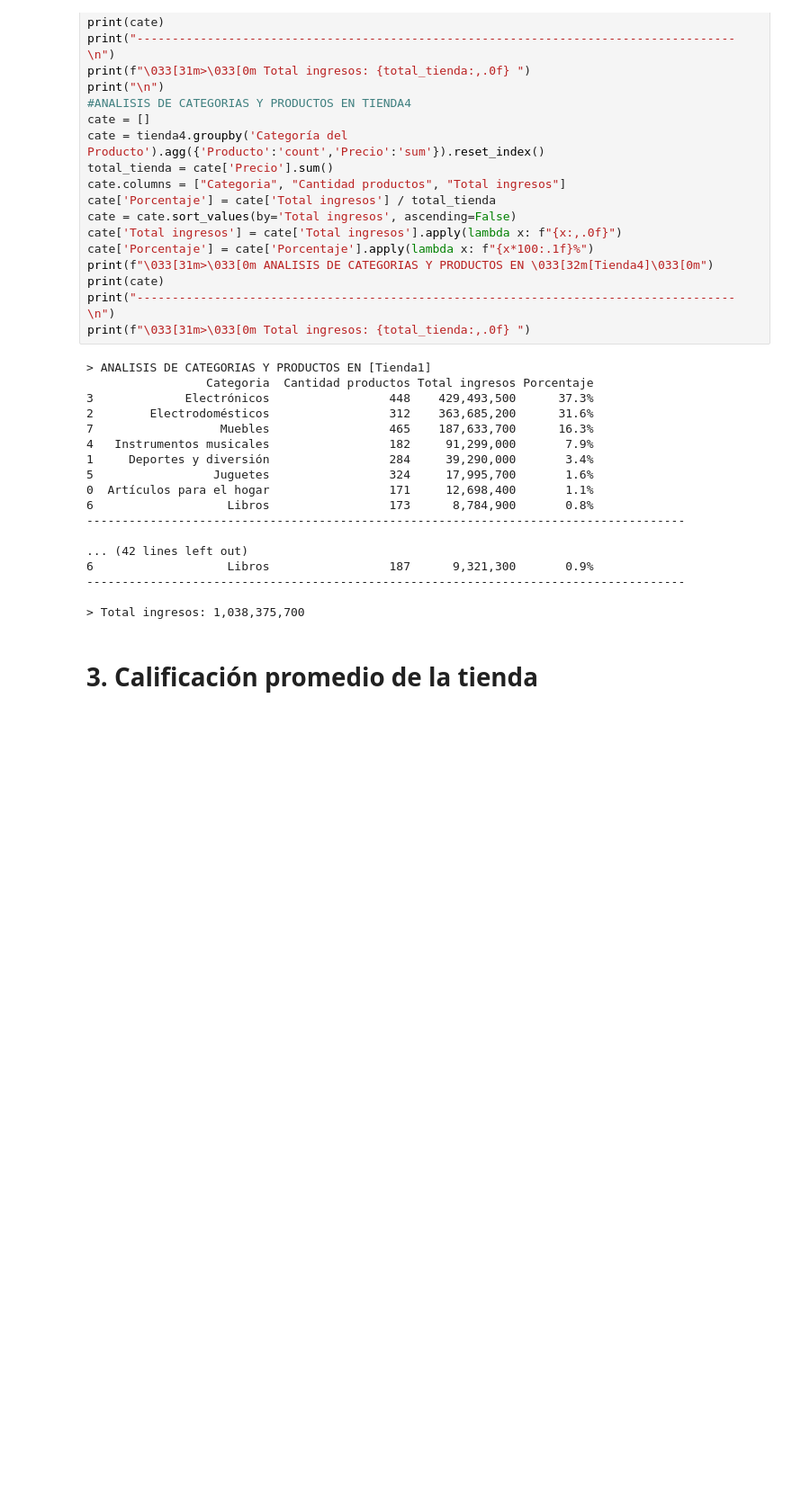
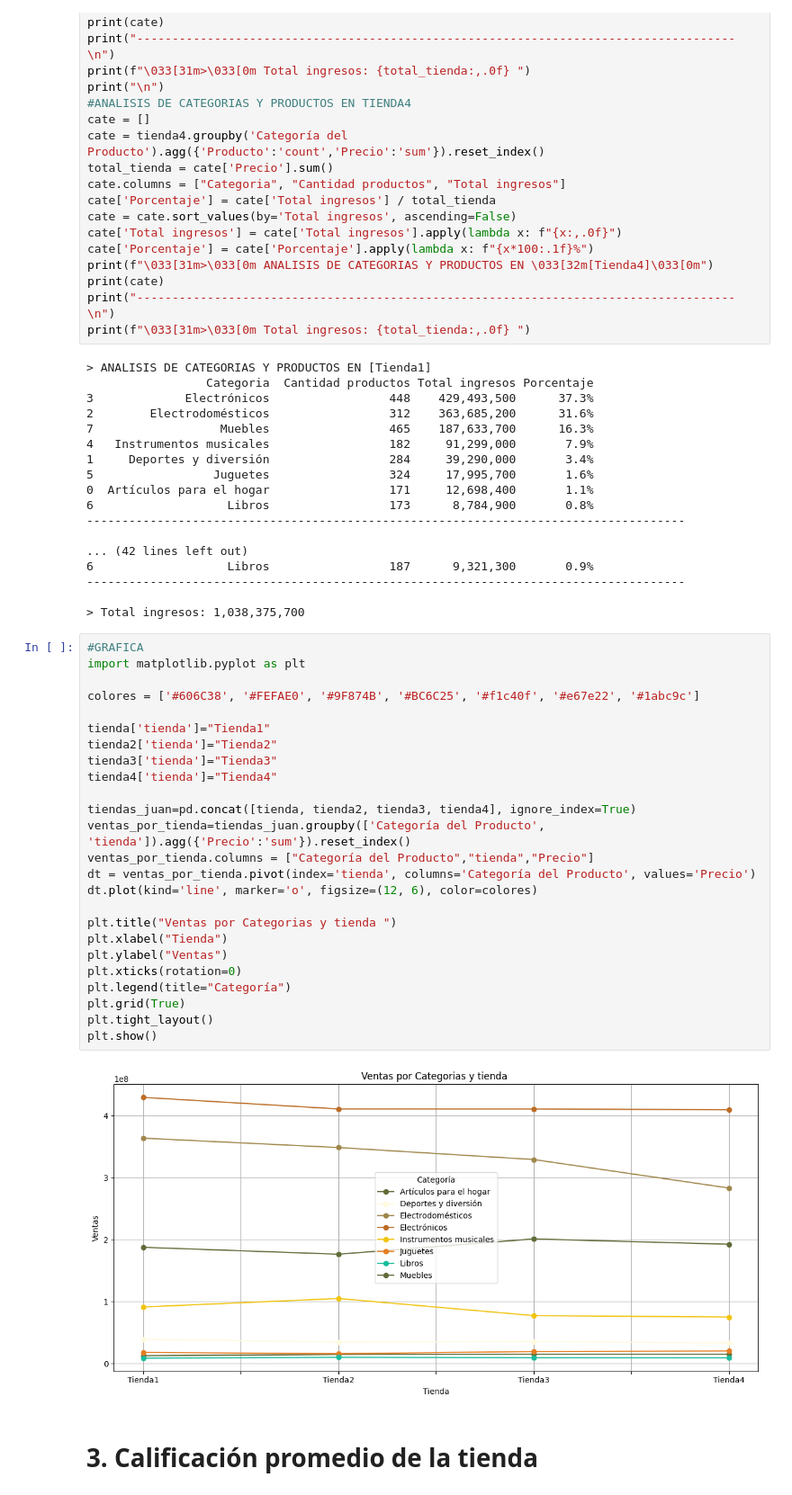
Before and after one commit to MyAppsTest/AnalisisTiendasDonJuan, a Jupyter notebook: AluraStoreLatam.ipynb, the cells around one changed output. Shown at 90% size. Cells and saved outputs as stored; diff of their text form; blank space fills up the shorter version.

```diff
--- a/AluraStoreLatam.ipynb
+++ b/AluraStoreLatam.ipynb
@@ -172,6 +172,33 @@ print(f"\033[31m>\033[0m Total ingresos: {total_tienda:,.0f} ")
 -------------------------------------------------------------------------------------
 
 > Total ingresos: 1,038,375,700
+# %%
+#GRAFICA
+import matplotlib.pyplot as plt
+
+colores = ['#606C38', '#FEFAE0', '#9F874B', '#BC6C25', '#f1c40f', '#e67e22', '#1abc9c']
+
+tienda['tienda']="Tienda1"
+tienda2['tienda']="Tienda2"
+tienda3['tienda']="Tienda3"
+tienda4['tienda']="Tienda4"
+
+tiendas_juan=pd.concat([tienda, tienda2, tienda3, tienda4], ignore_index=True)
+ventas_por_tienda=tiendas_juan.groupby(['Categoría del Producto', 'tienda']).agg({'Precio':'sum'}).reset_index()
+ventas_por_tienda.columns = ["Categoría del Producto","tienda","Precio"]
+dt = ventas_por_tienda.pivot(index='tienda', columns='Categoría del Producto', values='Precio')
+dt.plot(kind='line', marker='o', figsize=(12, 6), color=colores)
+
+plt.title("Ventas por Categorias y tienda ")
+plt.xlabel("Tienda")
+plt.ylabel("Ventas")
+plt.xticks(rotation=0)
+plt.legend(title="Categoría")
+plt.grid(True)
+plt.tight_layout()
+plt.show()
+# %% [output]
+[figure, added]
 # %% [markdown]
 # 3. Calificación promedio de la tienda
 # %%
```
Also changed, not shown: parts of 1 cell of this notebook.
